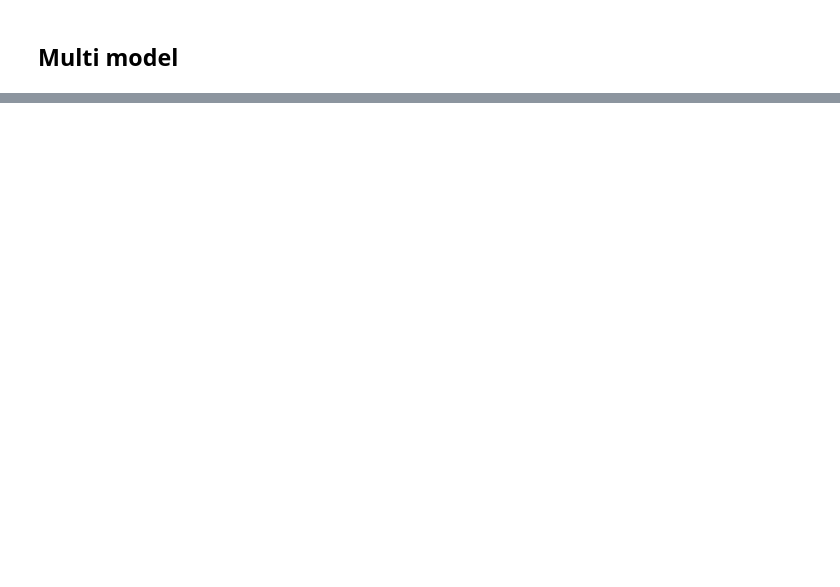
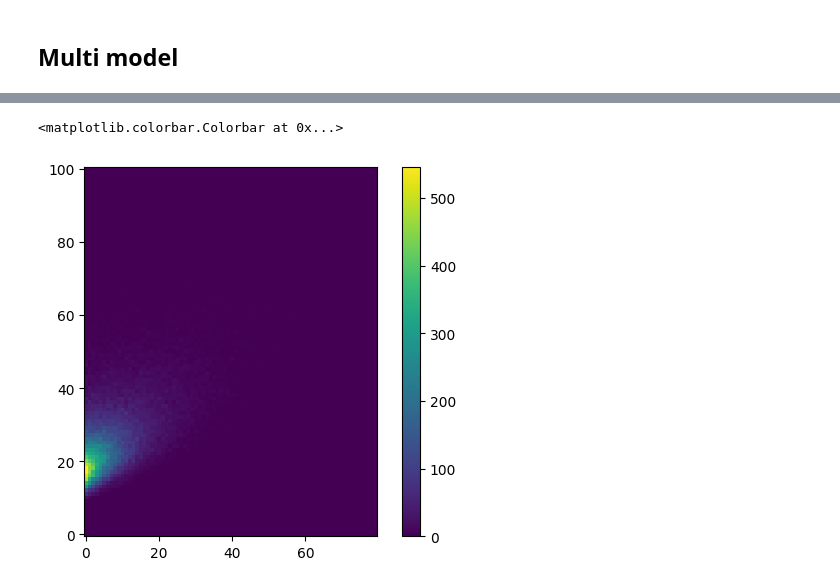
Before and after one commit to 19carenso/tempest, a Jupyter notebook: article/fig_1&2.ipynb, the cells around one changed output, grey strips where cells are left out. Cells and saved outputs as stored; diff of their text form; code cells hidden in the pictures; blank space fills up the shorter version.

```diff
--- a/article/fig_1&2.ipynb
+++ b/article/fig_1&2.ipynb
@@ -346,0 +556,6 @@ Axes(0.125,0.821489;0.292453x0.0585106)
+# %%
+plt.imshow(jd.bincount[jd.dist1.ranks>90,:].T, origin = 'lower')
+plt.colorbar()
+# %% [output]
+<matplotlib.colorbar.Colorbar at 0x...>
+[figure, added]
```
Also changed, not shown: parts of 14 cells of this notebook, 12 other files.
